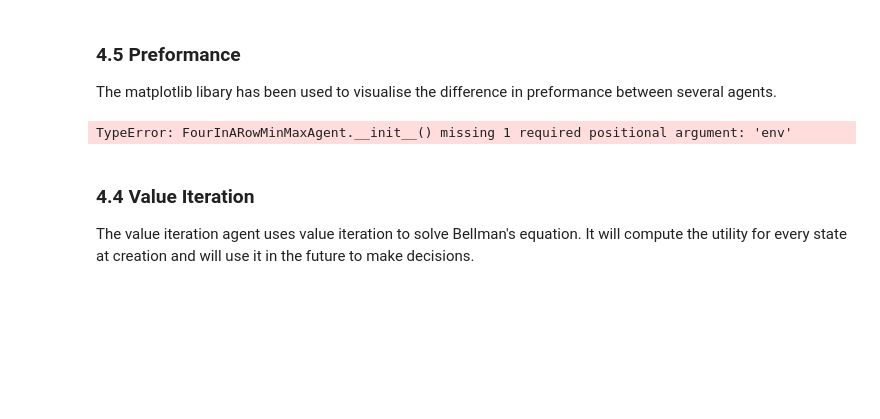
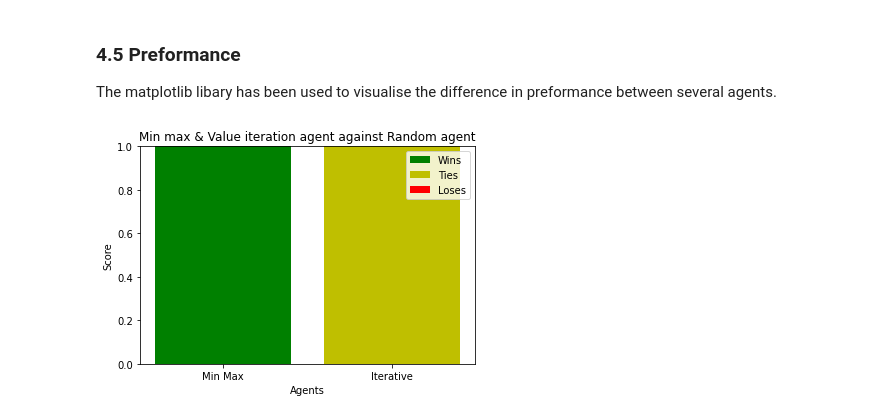
Before and after one commit to BlSchulpen/DecisionTheory, a Jupyter notebook: deth_four_ag.ipynb, the cells around one changed output. Drawn from its saved outputs; the diff is of its cells as text; code cells hidden in the pictures; blank space fills up the shorter version.

Commit message:
fix graphs

```diff
--- a/deth_four_ag.ipynb
+++ b/deth_four_ag.ipynb
@@ -394,14 +406,10 @@ The matplotlib libary has been used to visualise the difference in preformance b
 # %%
 
 agent_types = [FourInARowRandomAgent,FourInARowSemiRandomAgent]
 creator = FourInARowGraphCreator()
 
 
 # Difference Min Max agent Vs the Value iteration agent agenst a random opponent
-creator.random_vs_vm()
+creator.min_max_game(FourInARowRandomAgent, "Min max & Value iteration agent against Random agent")
 # %% [output]
-TypeError: FourInARowMinMaxAgent.__init__() missing 1 required positional argument: 'env'
+[figure, added]
-# %% [markdown]
-### 4.4 Value Iteration
-
-The value iteration agent uses value iteration to solve Bellman's equation. It will compute the utility for every state at creation and will use it in the future to make decisions.
```
Also changed, not shown: parts of 10 cells of this notebook, 1 other file.
